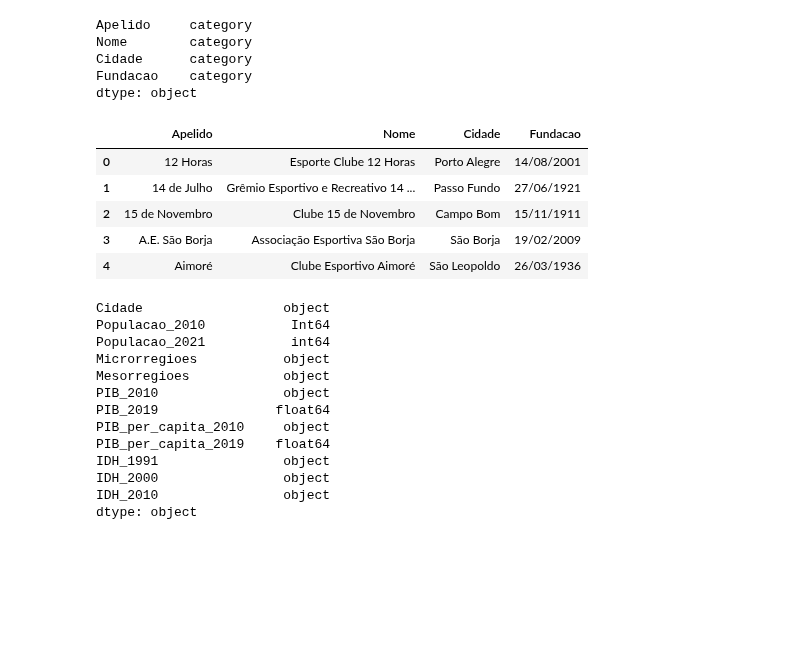
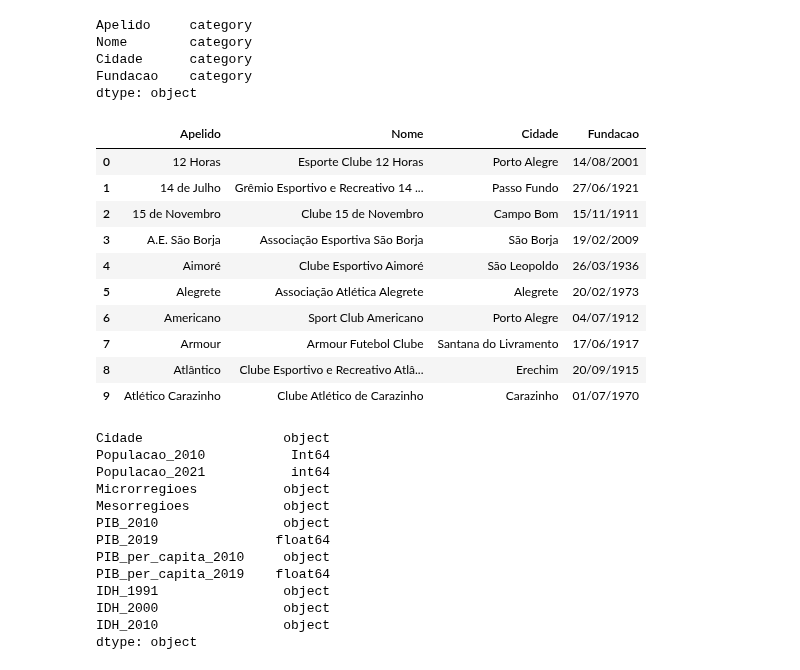
Before and after one commit to VitorBSP/Multiverso_greNAL, a Jupyter notebook: tratamento_banco.ipynb, the cells around one changed output. Saved outputs shown, nothing was run; the diff lists cells and outputs as text; code cells hidden in the pictures; blank space fills up the shorter version.

```diff
--- a/tratamento_banco.ipynb
+++ b/tratamento_banco.ipynb
@@ -50,7 +50,7 @@ campeonatos['Primeiro'] = campeonatos['Primeiro'].map(lambda x: x[:x.find('[d]')
 #print('[d]' in campeonatos.iloc[8,2], campeonatos.iloc[8,2].find('[d]'),campeonatos.iloc[8,2][:13])
 campeonatos['Edicao'] = campeonatos['Edicao'].str.extract(r'(\d+)', expand=False)
 campeonatos['Ano'] = campeonatos['Ano'].str.extract(r'(\d+)', expand=False)
-times['Apelido'] = times['Apelido'].str.normalize('NFKC')
+times['Apelido'] = times['Apelido'].str.normalize('NFKD')
 #campeonatos['Primeiro'] = campeonatos['Primeiro'].str.normalize('NFKC')
 #campeonatos['Primeiro'] = campeonatos['Primeiro'].str.encode('utf-8')
 #times['Apelido'] = times['Apelido'].str.encode('utf-8')
@@ -90,4 +94,4 @@ times.iloc[1,0] = "14 de Julho"
 # %%
 times['Apelido'] = times['Apelido'].str.replace('Internacional de Santa Maria', 'Inter SM')
 times['Apelido'] = times['Apelido'].str.replace('Glória de Vacaria', 'Glória')
-times['Apelido'] = times['Apelido'].str.replace('Atlético de Carazinho', 'Atlético Carazinho')
+times['Apelido'] = times['Apelido'].replace({'Atlético de Carazinho' : 'Atlético Carazinho'})
@@ -307,14 +331,19 @@ Cidade      category
 Fundacao    category
 dtype: object
 # %%
-times.head(5)
+times.head(10)
 # %% [output]
 |  | Apelido | Nome | Cidade | Fundacao |
 | 0 | 12 Horas | Esporte Clube 12 Horas | Porto Alegre | 14/08/2001 |
 | 1 | 14 de Julho | Grêmio Esportivo e Recreativo 14 ... | Passo Fundo | 27/06/1921 |
 | 2 | 15 de Novembro | Clube 15 de Novembro | Campo Bom | 15/11/1911 |
 | 3 | A.E. São Borja | Associação Esportiva São Borja | São Borja | 19/02/2009 |
 | 4 | Aimoré | Clube Esportivo Aimoré | São Leopoldo | 26/03/1936 |
+| 5 | Alegrete | Associação Atlética Alegrete | Alegrete | 20/02/1973 |
+| 6 | Americano | Sport Club Americano | Porto Alegre | 04/07/1912 |
+| 7 | Armour | Armour Futebol Clube | Santana do Livramento | 17/06/1917 |
+| 8 | Atlântico | Clube Esportivo e Recreativo Atlâ... | Erechim | 20/09/1915 |
+| 9 | Atlético Carazinho | Clube Atlético de Carazinho | Carazinho | 01/07/1970 |
 # %%
 cidades['Cidade'] = cidades['Cidade'].str.normalize('NFKC').map(lambda x: x[1:] if x[0] == ' ' else x).map(lambda x: x[:-1] if x[-1] == ' ' else x)
 cidades['Mesorregioes'] = cidades['Mesorregioes'].str.normalize('NFKC').map(lambda x: x[1:] if x[0] == ' ' else x).map(lambda x: x[:-1] if x[-1] == ' ' else x)
```
Also changed, not shown: parts of 4 cells of this notebook, 3 other files.
